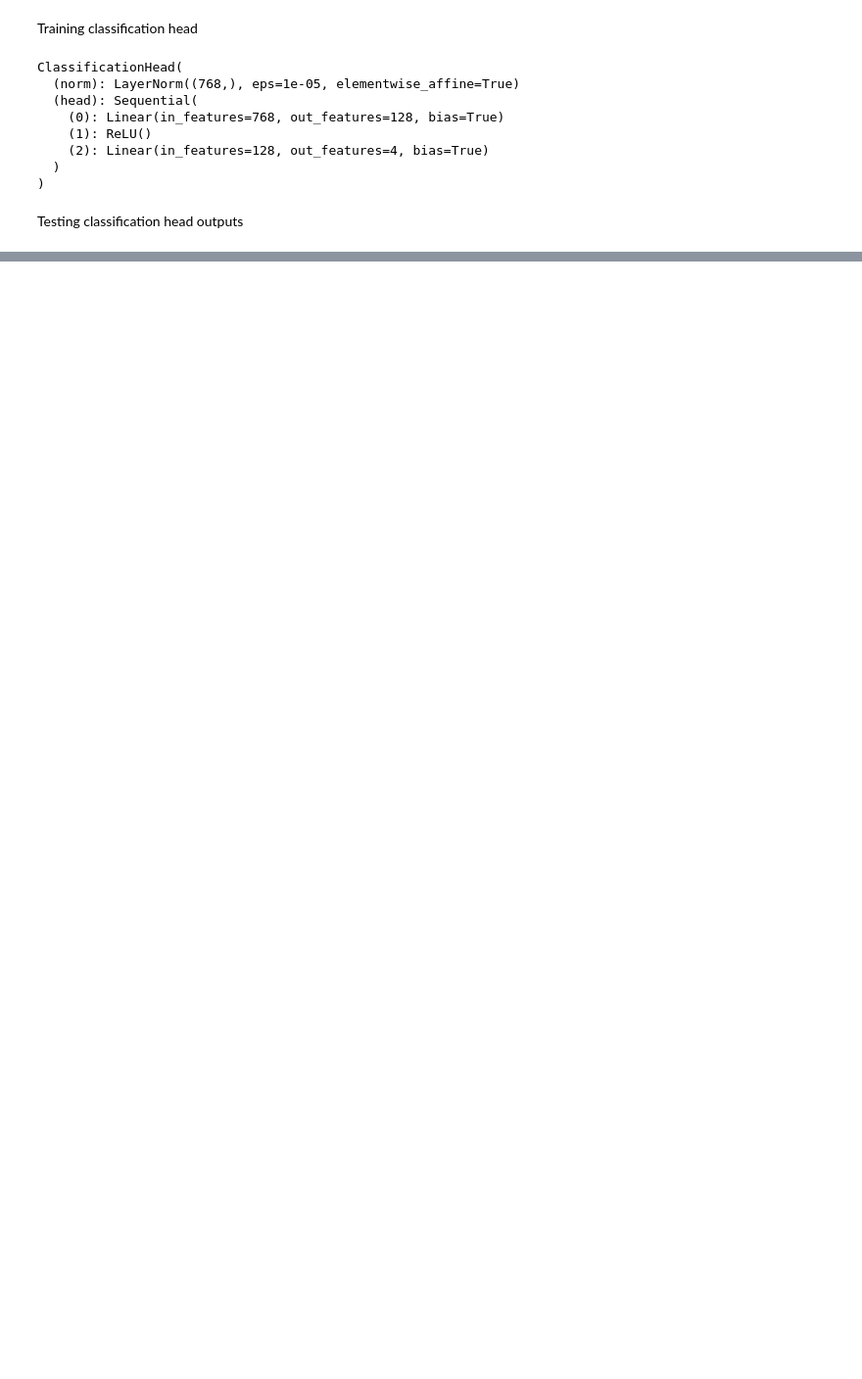
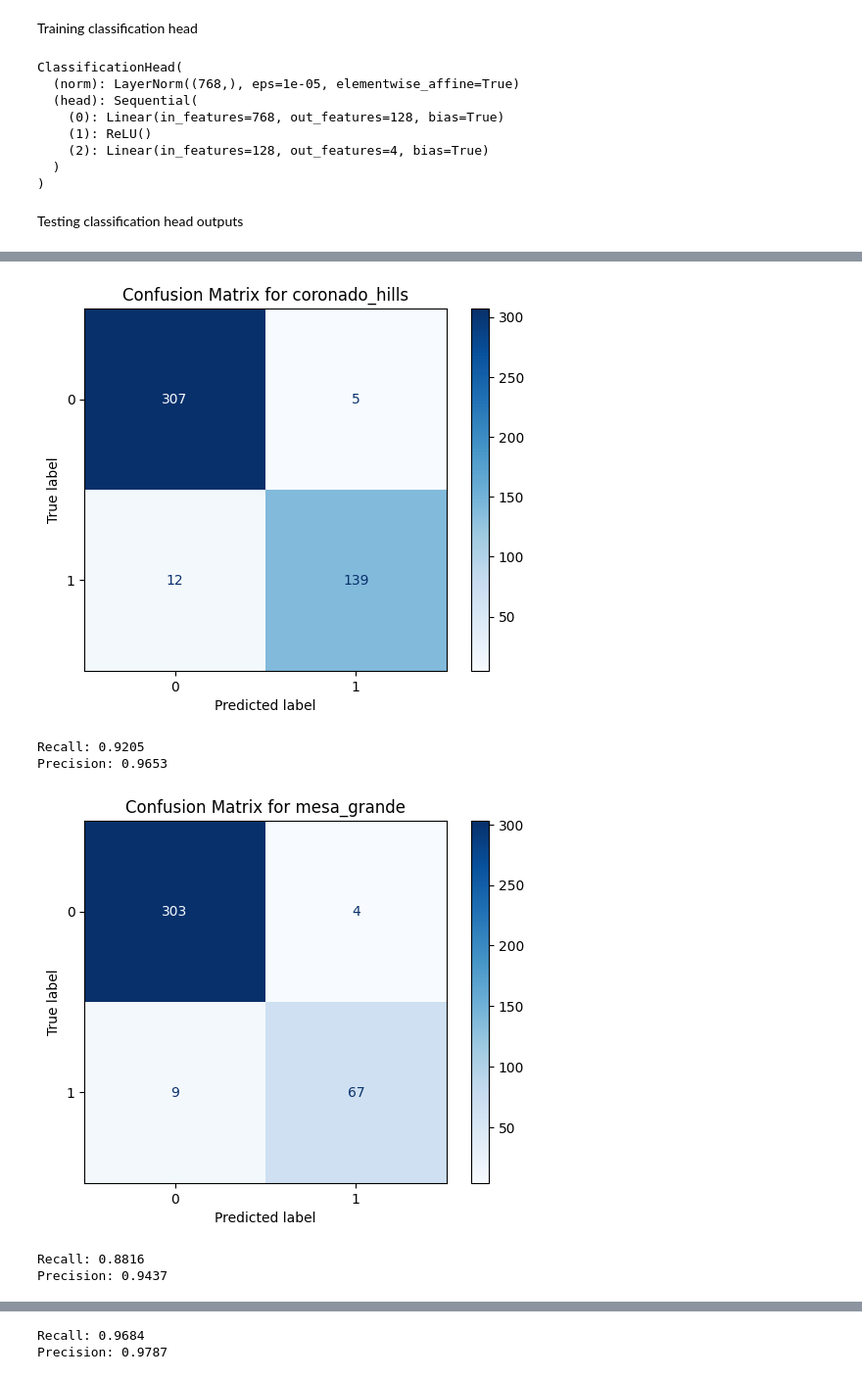
Before and after one commit to ModernNeesh/alertcalifornia-anomaly-detection, a Jupyter notebook: model_test_runs_baseline.ipynb, the cells around one changed output, grey strips where cells are left out. Shown at 98% size. Saved outputs shown, nothing was run; the diff lists cells and outputs as text; code cells hidden in the pictures; blank space fills up the shorter version.

```diff
--- a/model_test_runs_baseline.ipynb
+++ b/model_test_runs_baseline.ipynb
@@ -358,0 +377,29 @@ Validation accuracy for palomar: 0.9462103247642517
+# %%
+from sklearn.metrics import confusion_matrix, ConfusionMatrixDisplay
+
+def plot_confusion_matrix(true_labels, pred_labels, title):
+    cm = confusion_matrix(true_labels, pred_labels)
+    disp = ConfusionMatrixDisplay(confusion_matrix=cm)
+    disp.plot(cmap=plt.cm.Blues)
+    plt.title(title)
+    plt.show()
+
+    recall = cm[1, 1] / (cm[1, 0] + cm[1, 1]) if (cm[1, 0] + cm[1, 1]) > 0 else 0
+    precision = cm[1, 1] / (cm[0, 1] + cm[1, 1]) if (cm[0, 1] + cm[1, 1]) > 0 else 0
+    print(f"Recall: {recall:.4f}")
+    print(f"Precision: {precision:.4f}")
+
+for i, location in enumerate(["coronado_hills", "mesa_grande", "palomar"]):
+    val_embeddings, val_labels, val_img_urls, val_a_ids = get_val_embeddings(f"camera_data/{location}_4pt.csv", location, encoder)
+    val_embeddings_tensor = torch.Tensor(val_embeddings.to_numpy()).to(device)
+    val_labels_tensor = torch.Tensor(val_labels.to_numpy()).to(device)
+    val_outputs = classification_head(val_embeddings_tensor)
+    pred_labels = torch.argmax(val_outputs, dim=-1).cpu().numpy()
+    plot_confusion_matrix(val_labels_tensor.cpu().numpy(), pred_labels, title=f"Confusion Matrix for {location}")
+# %% [output]
+[figure, added]
+Recall: 0.9205
+Precision: 0.9653
+[figure, added]
+Recall: 0.8816
+Precision: 0.9437
@@ -358,0 +407,2 @@ Validation accuracy for palomar: 0.9462103247642517
+Recall: 0.9684
+Precision: 0.9787
```
Also changed, not shown: parts of 10 cells of this notebook, 2 other files.
